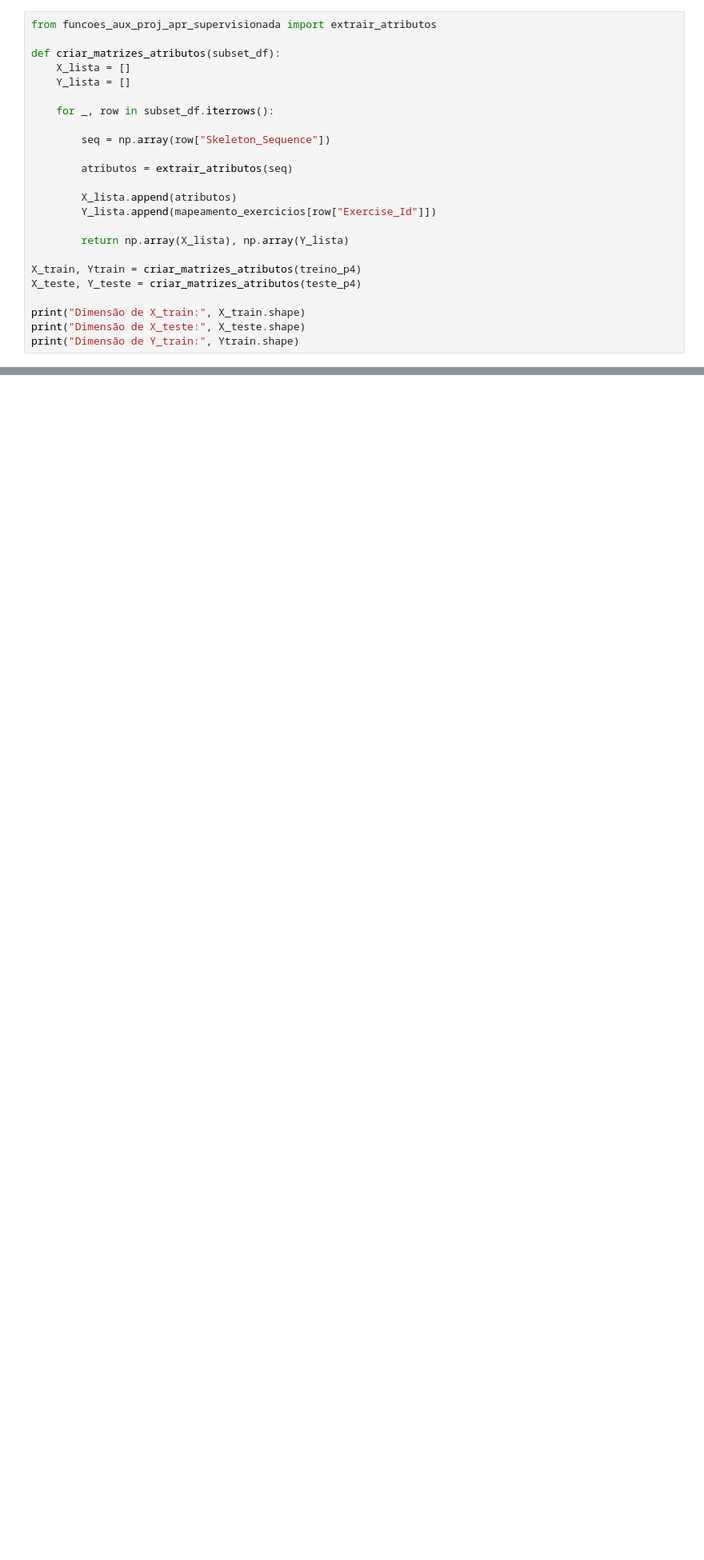
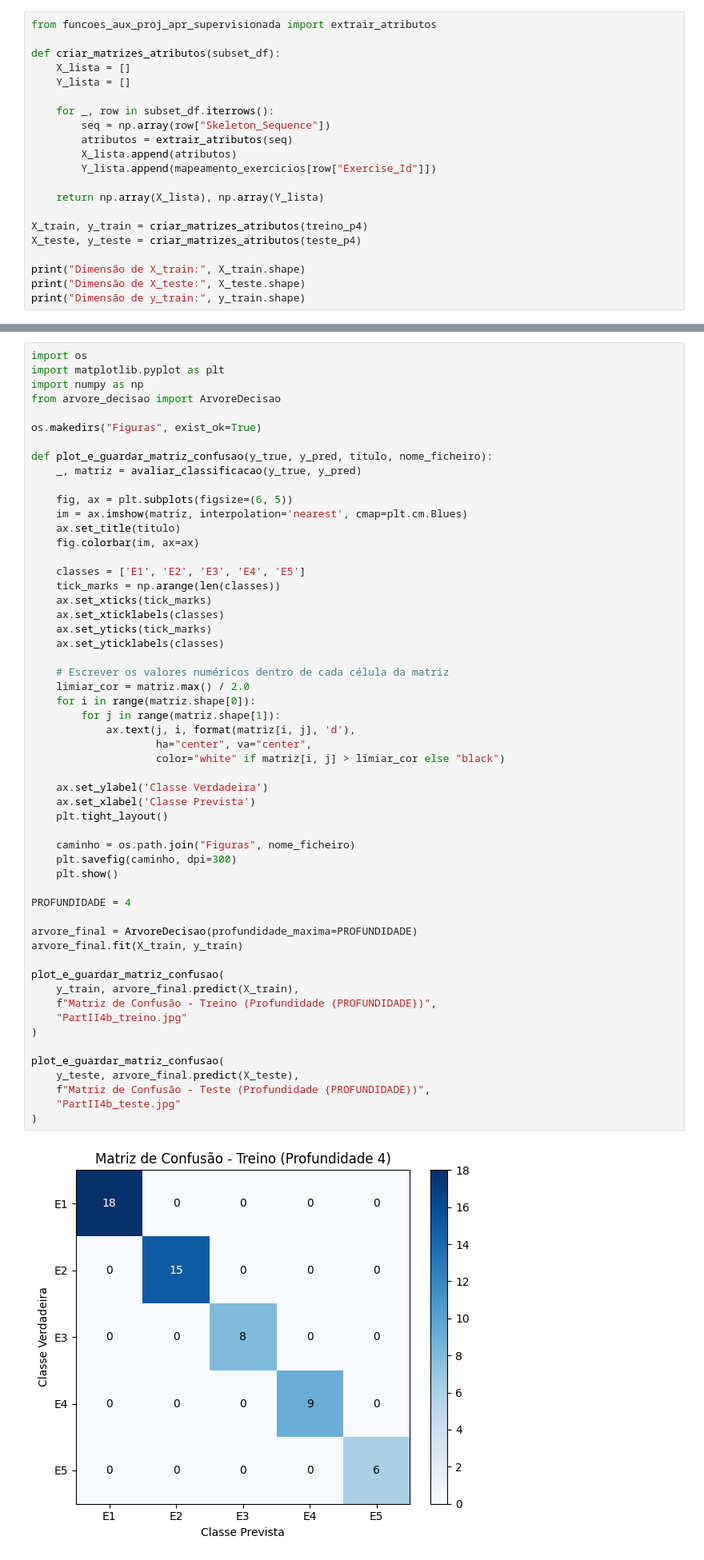
Before and after one commit to vicentevazpardal-a11y/ProjetoIAA2, a Jupyter notebook: ProjetoIAA2 - Grupo 45.ipynb, the cells around one changed output, grey strips where cells are left out. Shown at 80% size. Cells and saved outputs as stored; diff of their text form; blank space fills up the shorter version.

```diff
--- a/ProjetoIAA2 - Grupo 45.ipynb
+++ b/ProjetoIAA2 - Grupo 45.ipynb
@@ -213,20 +213,17 @@ def criar_matrizes_atributos(subset_df):
     Y_lista = []
 
     for _, row in subset_df.iterrows():
-
         seq = np.array(row["Skeleton_Sequence"])
-
         atributos = extrair_atributos(seq)
-
         X_lista.append(atributos)
         Y_lista.append(mapeamento_exercicios[row["Exercise_Id"]])
 
-        return np.array(X_lista), np.array(Y_lista)
+    return np.array(X_lista), np.array(Y_lista)
 
-X_train, Ytrain = criar_matrizes_atributos(treino_p4)
-X_teste, Y_teste = criar_matrizes_atributos(teste_p4)
+X_train, y_train = criar_matrizes_atributos(treino_p4)
+X_teste, y_teste = criar_matrizes_atributos(teste_p4)
 
 print("Dimensão de X_train:", X_train.shape)
 print("Dimensão de X_teste:", X_teste.shape)
-print("Dimensão de Y_train:", Ytrain.shape)
+print("Dimensão de y_train:", y_train.shape)
 # %% [output]
@@ -246,0 +278,57 @@ def avaliar_classificacao(y_true, y_pred):
+# %%
+import os
+import matplotlib.pyplot as plt
+import numpy as np
+from arvore_decisao import ArvoreDecisao
+
+os.makedirs("Figuras", exist_ok=True)
+
+def plot_e_guardar_matriz_confusao(y_true, y_pred, titulo, nome_ficheiro):
+    _, matriz = avaliar_classificacao(y_true, y_pred)
+
+    fig, ax = plt.subplots(figsize=(6, 5))
+    im = ax.imshow(matriz, interpolation='nearest', cmap=plt.cm.Blues)
+    ax.set_title(titulo)
+    fig.colorbar(im, ax=ax)
+
+    classes = ['E1', 'E2', 'E3', 'E4', 'E5']
+    tick_marks = np.arange(len(classes))
+    ax.set_xticks(tick_marks)
+    ax.set_xticklabels(classes)
+    ax.set_yticks(tick_marks)
+    ax.set_yticklabels(classes)
+
+    # Escrever os valores numéricos dentro de cada célula da matriz
+    limiar_cor = matriz.max() / 2.0
+    for i in range(matriz.shape[0]):
+        for j in range(matriz.shape[1]):
+            ax.text(j, i, format(matriz[i, j], 'd'),
+                    ha="center", va="center",
+                    color="white" if matriz[i, j] > limiar_cor else "black")
+
+    ax.set_ylabel('Classe Verdadeira')
+    ax.set_xlabel('Classe Prevista')
+    plt.tight_layout()
+
+    caminho = os.path.join("Figuras", nome_ficheiro)
+    plt.savefig(caminho, dpi=300)
+    plt.show()
+
+PROFUNDIDADE = 4
+
+arvore_final = ArvoreDecisao(profundidade_maxima=PROFUNDIDADE)
+arvore_final.fit(X_train, y_train)
+
+plot_e_guardar_matriz_confusao(
+    y_train, arvore_final.predict(X_train),
+    f"Matriz de Confusão - Treino (Profundidade {PROFUNDIDADE})",
+    "PartII4b_treino.jpg"
+)
+
+plot_e_guardar_matriz_confusao(
+    y_teste, arvore_final.predict(X_teste),
+    f"Matriz de Confusão - Teste (Profundidade {PROFUNDIDADE})",
+    "PartII4b_teste.jpg"
+)
+# %% [output]
+[figure, added]
```
Also changed, not shown: parts of 9 cells of this notebook, 8 other files.
